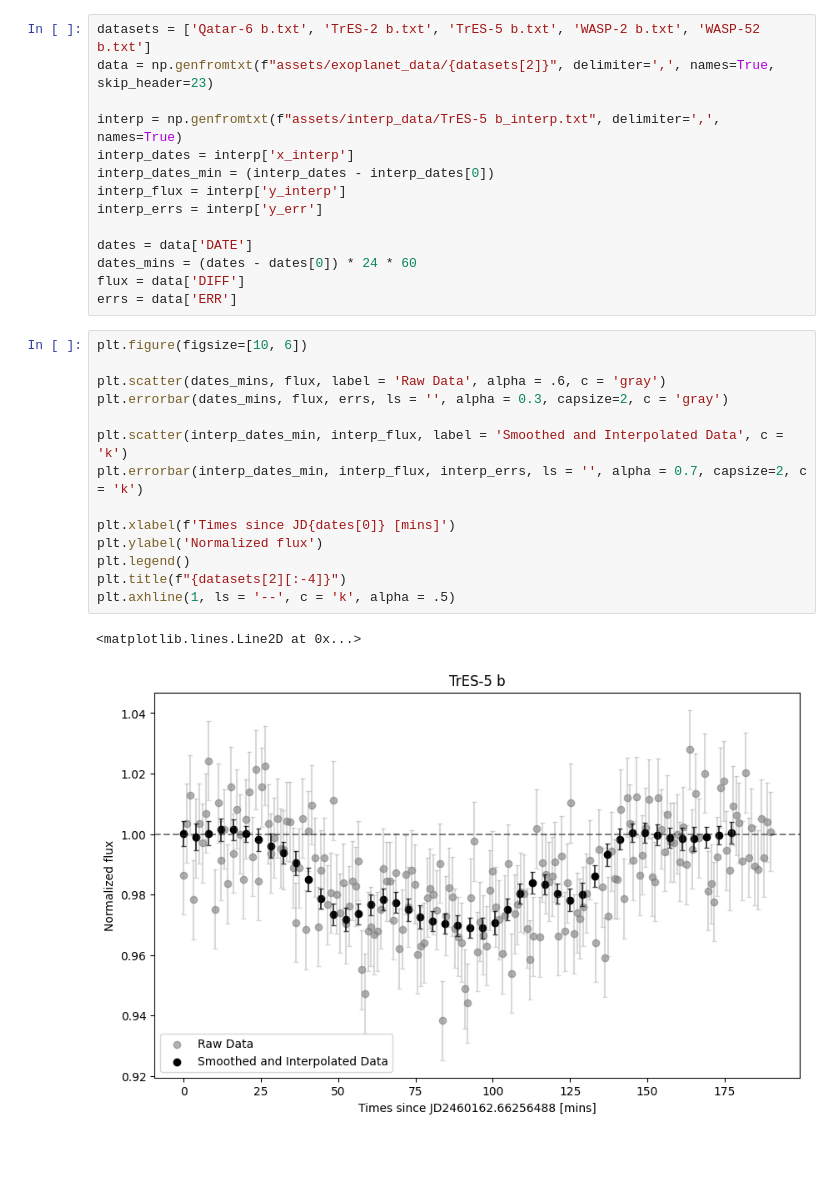
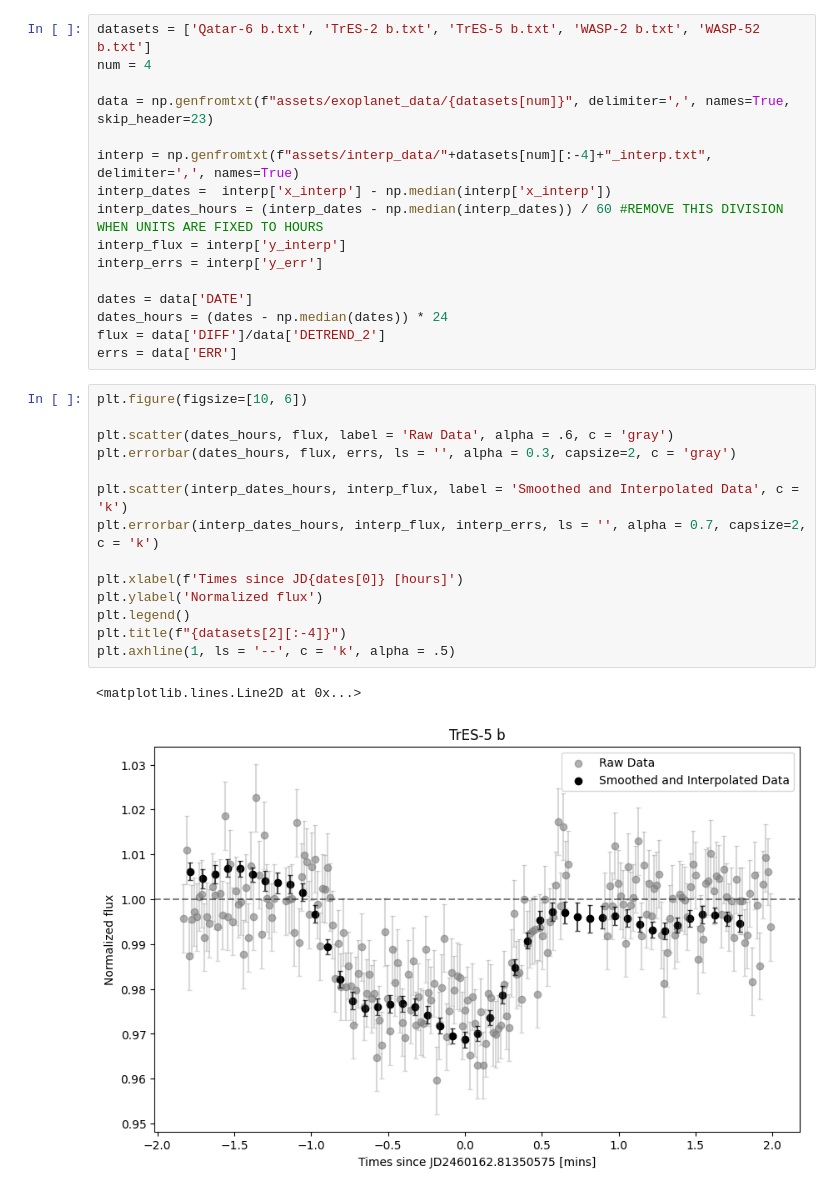
Before and after one commit to ua-2025q3-astr501-513/p1-pink-fluffy-unicorns, a Jupyter notebook: model_fitting.ipynb, the cells around one changed output. Cells and saved outputs as stored; diff of their text form; blank space fills up the shorter version.

```diff
--- a/model_fitting.ipynb
+++ b/model_fitting.ipynb
@@ -12,32 +12,34 @@ from scipy.interpolate import interp1d
 # %%
 datasets = ['Qatar-6 b.txt', 'TrES-2 b.txt', 'TrES-5 b.txt', 'WASP-2 b.txt', 'WASP-52 b.txt']
-data = np.genfromtxt(f"assets/exoplanet_data/{datasets[2]}", delimiter=',', names=True, skip_header=23)
+num = 4
 
-interp = np.genfromtxt(f"assets/interp_data/TrES-5 b_interp.txt", delimiter=',', names=True)
-interp_dates = interp['x_interp']
-interp_dates_min = (interp_dates - interp_dates[0])
+data = np.genfromtxt(f"assets/exoplanet_data/{datasets[num]}", delimiter=',', names=True, skip_header=23)
+
+interp = np.genfromtxt(f"assets/interp_data/"+datasets[num][:-4]+"_interp.txt", delimiter=',', names=True)
+interp_dates =  interp['x_interp'] - np.median(interp['x_interp'])
+interp_dates_hours = (interp_dates - np.median(interp_dates)) / 60 #REMOVE THIS DIVISION WHEN UNITS ARE FIXED TO HOURS
 interp_flux = interp['y_interp']
 interp_errs = interp['y_err']
 
 dates = data['DATE']
-dates_mins = (dates - dates[0]) * 24 * 60
-flux = data['DIFF']
+dates_hours = (dates - np.median(dates)) * 24
+flux = data['DIFF']/data['DETREND_2']
 errs = data['ERR']
 # %%
 plt.figure(figsize=[10, 6])
 
-plt.scatter(dates_mins, flux, label = 'Raw Data', alpha = .6, c = 'gray')
-plt.errorbar(dates_mins, flux, errs, ls = '', alpha = 0.3, capsize=2, c = 'gray')
+plt.scatter(dates_hours, flux, label = 'Raw Data', alpha = .6, c = 'gray')
+plt.errorbar(dates_hours, flux, errs, ls = '', alpha = 0.3, capsize=2, c = 'gray')
 
-plt.scatter(interp_dates_min, interp_flux, label = 'Smoothed and Interpolated Data', c = 'k')
-plt.errorbar(interp_dates_min, interp_flux, interp_errs, ls = '', alpha = 0.7, capsize=2, c = 'k')
+plt.scatter(interp_dates_hours, interp_flux, label = 'Smoothed and Interpolated Data', c = 'k')
+plt.errorbar(interp_dates_hours, interp_flux, interp_errs, ls = '', alpha = 0.7, capsize=2, c = 'k')
 
-plt.xlabel(f'Times since JD{dates[0]} [mins]')
+plt.xlabel(f'Times since JD{dates[0]} [hours]')
 plt.ylabel('Normalized flux')
 plt.legend()
 plt.title(f"{datasets[2][:-4]}")
 plt.axhline(1, ls = '--', c = 'k', alpha = .5)
 # %% [output]
 <matplotlib.lines.Line2D at 0x...>
-[figure, old version]
+[figure, new version]
 # %%
```
Also changed, not shown: parts of 9 cells of this notebook, 2 other files.
